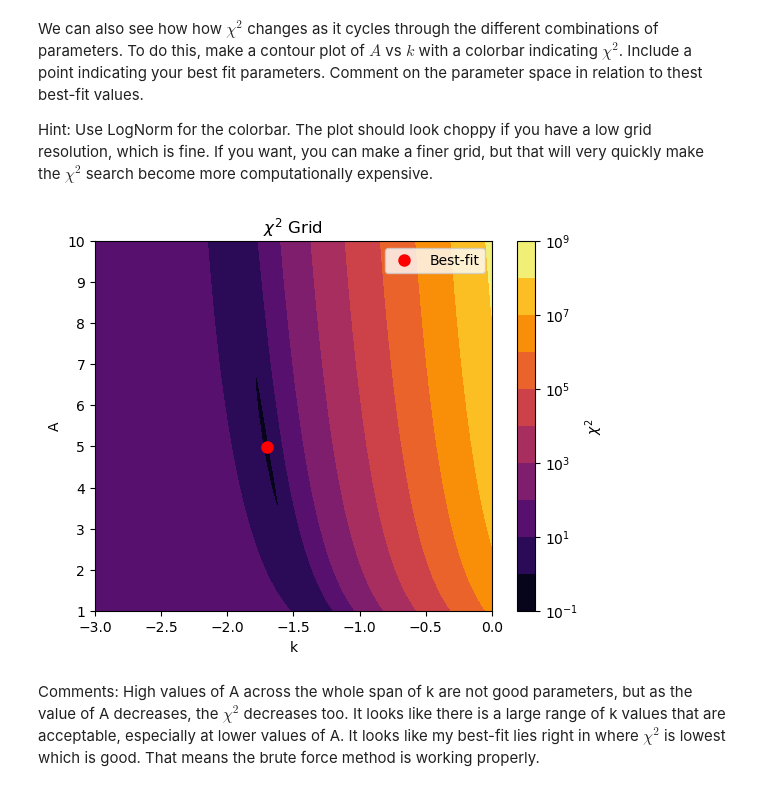
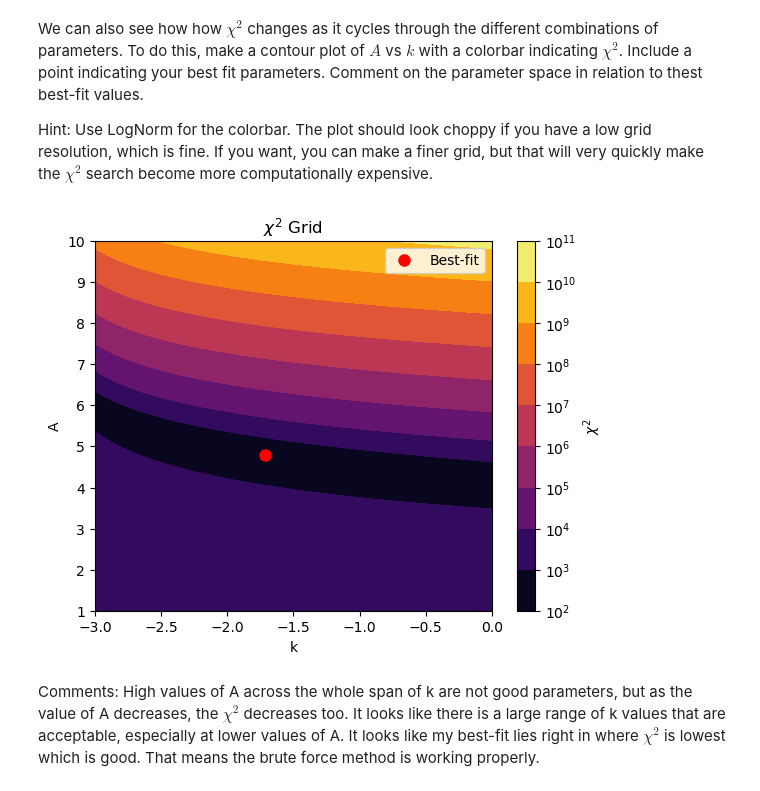
Before and after one commit to kparrine/MCMC_Project, a Jupyter notebook: Answer_Key.ipynb, the cells around one changed output. Cells and saved outputs as stored; diff of their text form; code cells hidden in the pictures.

```diff
--- a/Answer_Key.ipynb
+++ b/Answer_Key.ipynb
@@ -66,7 +66,7 @@ y_true = A*x**alpha #eqn without noise
 noise = np.random.normal(0, 0.20 * y_true) #noise
 
 y = y_true + noise #the equation I want the model to fit to
-y_err = 0.2*y_true #just some errors - they are Gaussian!
+y_err = 0.2*y #just some errors - they are Gaussian!
 # %% [markdown]
 The first thing to do is make some functions for the model, $\chi^{2}$, and $\chi^{2}_{\nu}$.
 # %%
@@ -171,17 +171,17 @@ We can also see how how $\chi^{2}$ changes as it cycles through the different co
 
 Hint: Use LogNorm for the colorbar. The plot should look choppy if you have a low grid resolution, which is fine. If you want, you can make a finer grid, but that will very quickly make the $\chi^{2}$ search become more computationally expensive.
 # %%
-cp = plt.contourf(k_grid, a_grid, redchi2_grid, cmap="inferno", norm=LogNorm())
+cp = plt.contourf(k_grid, a_grid, chi2_grid.T, cmap="inferno", norm=LogNorm())
 plt.colorbar(cp, label=r"$\chi^{2}$")
 
 plt.plot(k_best, a_best, 'ro', markersize=8, label="Best-fit")
 plt.xlabel("k")
 plt.ylabel("A")
 plt.title(r"$\chi^{2}$ Grid")
 plt.legend()
 plt.show()
 # %% [output]
-[figure, old version]
+[figure, new version]
 # %% [markdown]
 Comments: High values of A across the whole span of k are not good parameters, but as the value of A decreases, the $\chi^{2}$ decreases too. It looks like there is a large range of k values that are acceptable, especially at lower values of A. It looks like my best-fit lies right in where $\chi^{2}$ is lowest which is good. That means the brute force method is working properly.
 # %% [markdown]
```
Also changed, not shown: parts of 6 cells of this notebook.
